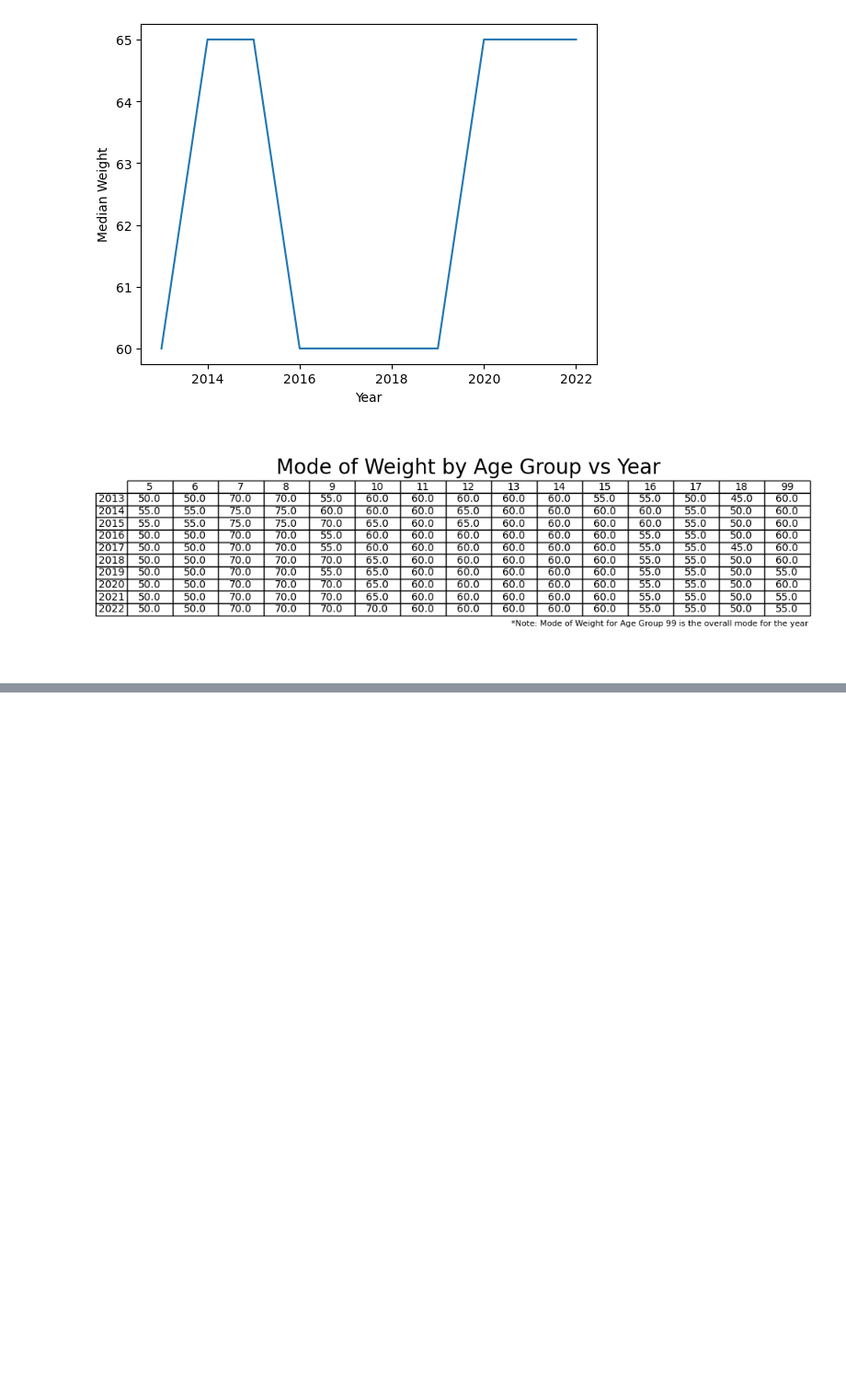
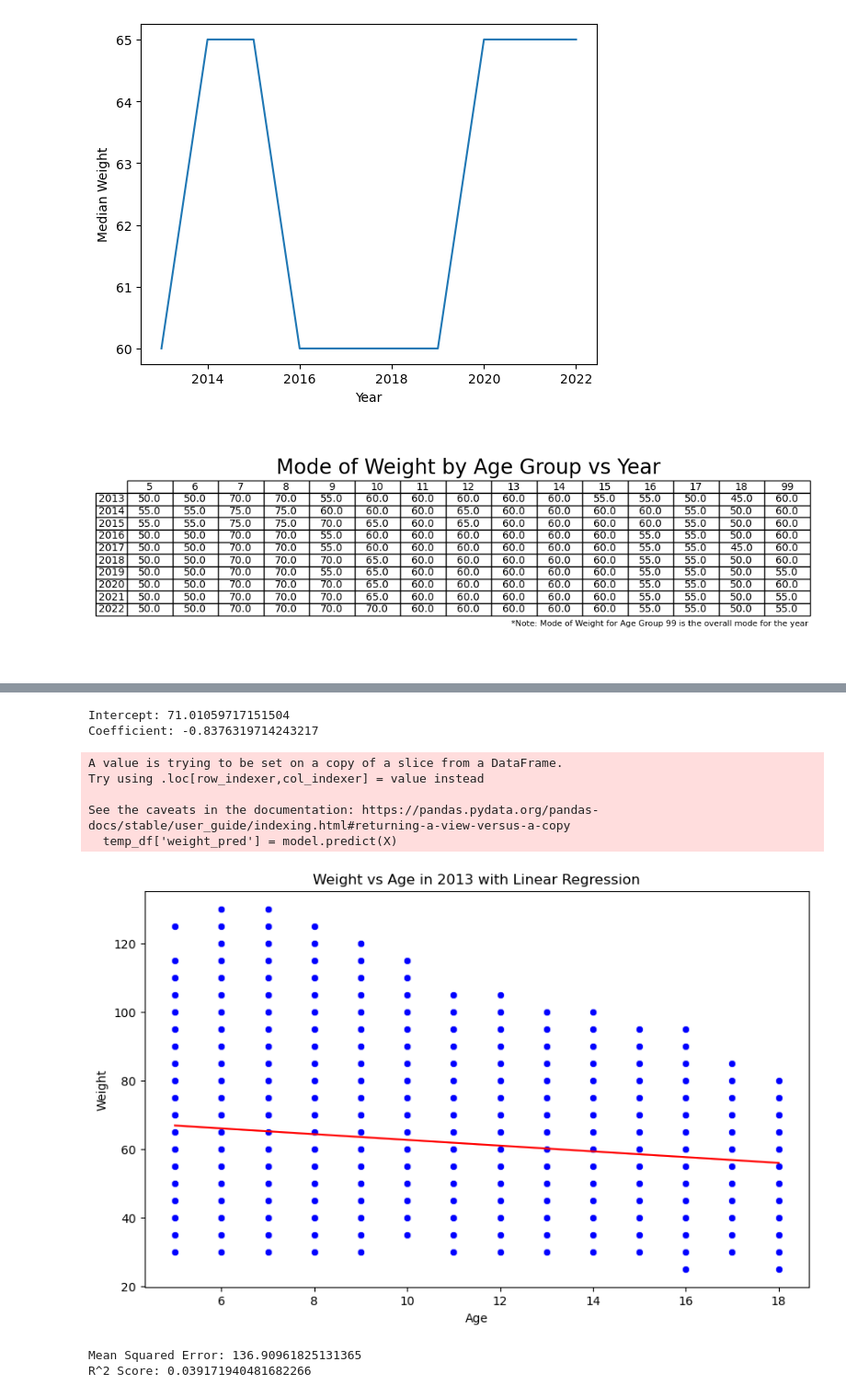
Before and after one commit to tjohns94/csd230finalproject, a Jupyter notebook: explore_wwhs.ipynb, the cells around one changed output, grey strips where cells are left out. Shown at 92% size. Drawn from its saved outputs; the diff is of its cells as text; code cells hidden in the pictures; blank space fills up the shorter version.

```diff
--- a/explore_wwhs.ipynb
+++ b/explore_wwhs.ipynb
@@ -363,0 +442,44 @@ plt.show()
+# %%
+# Create a linear model for '체중(5kg단위)' vs '연령대코드(5세단위)' in 'age_wwhs['기준년도']==2013' using 'sklearn.linear_model.LinearRegression'
+from sklearn.linear_model import LinearRegression
+model = LinearRegression()
+temp_df = age_wwhs[age_wwhs['기준년도']==2013]
+X = temp_df['연령대코드(5세단위)'].values.reshape(-1, 1)
+y = temp_df['체중(5kg단위)'].values
+model.fit(X, y)
+print(f"Intercept: {model.intercept_}")
+print(f"Coefficient: {model.coef_[0]}")
+
+# Use the linear model to predict '체중(5kg단위)' for '연령대코드(5세단위)' values of the data in 'age_wwhs['기준년도']==2013'
+temp_df['weight_pred'] = model.predict(X)
+
+# Visualize the predictions of the linear model for '체중(5kg단위)' vs '연령대코드(5세단위)' in 'age_wwhs['기준년도']==2013'
+plt.figure(figsize=(10, 6))
+sns.scatterplot(data=temp_df, x='연령대코드(5세단위)', y='체중(5kg단위)', color='blue')
+sns.lineplot(data=temp_df, x='연령대코드(5세단위)', y='weight_pred', color='red')
+plt.title('Weight vs Age in 2013 with Linear Regression')
+plt.xlabel('Age')
+plt.ylabel('Weight')
+plt.show()
+# %% [output]
+Intercept: 71.01059717151504
+Coefficient: -0.8376319714243217
+A value is trying to be set on a copy of a slice from a DataFrame.
+Try using .loc[row_indexer,col_indexer] = value instead
+
+See the caveats in the documentation: https://pandas.pydata.org/pandas-docs/stable/user_guide/indexing.html#returning-a-view-versus-a-copy
+  temp_df['weight_pred'] = model.predict(X)
+[figure, added]
+# %%
+# Evaluate the linear model for '체중(5kg단위)' vs '연령대코드(5세단위)' in 'age_wwhs['기준년도']==2013' using 'sklearn.metrics.mean_squared_error'
+from sklearn.metrics import mean_squared_error
+mse = mean_squared_error(temp_df['체중(5kg단위)'], temp_df['weight_pred'])
+print(f"Mean Squared Error: {mse}")
+
+# Evaluate the linear model for '체중(5kg단위)' vs '연령대코드(5세단위)' in 'age_wwhs['기준년도']==2013' using 'sklearn.metrics.r2_score'
+from sklearn.metrics import r2_score
+r2 = r2_score(temp_df['체중(5kg단위)'], temp_df['weight_pred'])
+print(f"R^2 Score: {r2}")
+# %% [output]
+Mean Squared Error: 136.90961825131365
+R^2 Score: 0.039171940481682266
```
Also changed, not shown: parts of 12 cells of this notebook, 21 other files.
